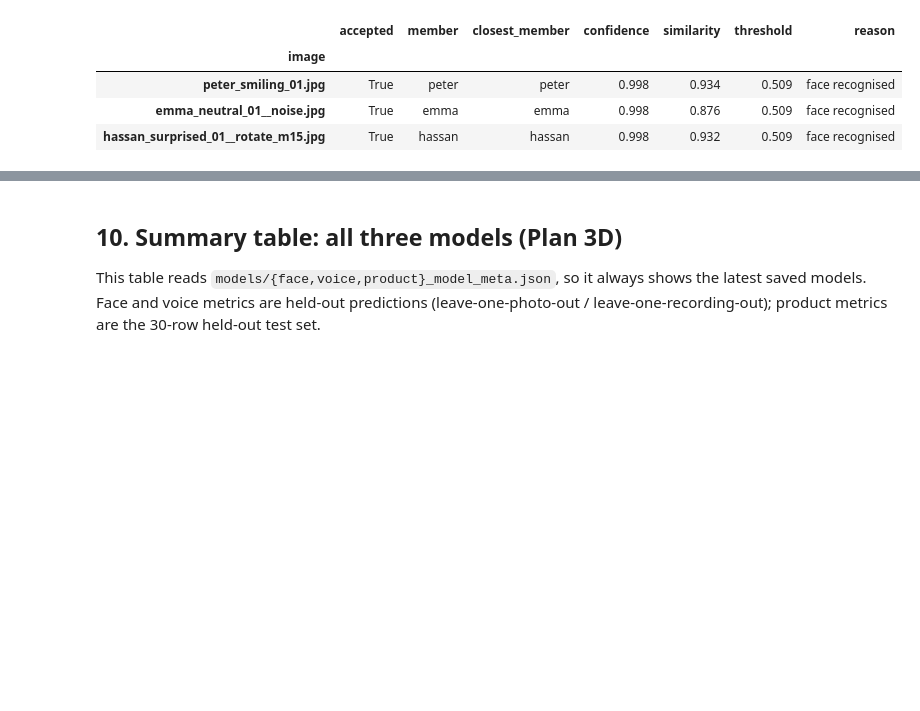
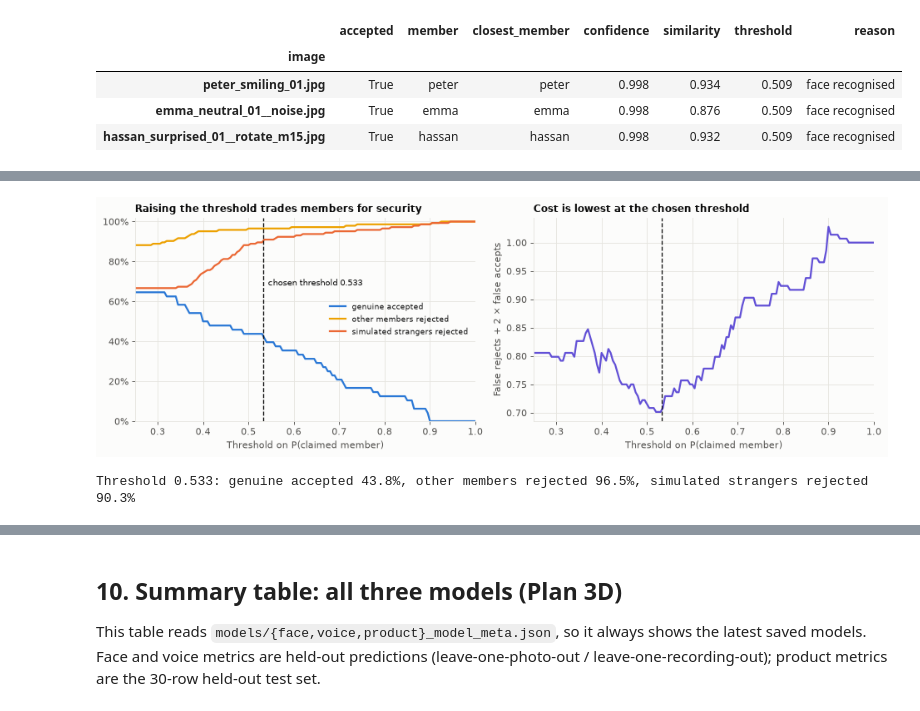
Before and after one commit to Hassan-Adelani-Luqman/g9-biometric-product-recommender, a Jupyter notebook: notebooks/04_model_training_evaluation.ipynb, the cells around one changed output, grey strips where cells are left out. Cells and saved outputs as stored; diff of their text form; code cells hidden in the pictures; blank space fills up the shorter version.

```diff
--- a/notebooks/04_model_training_evaluation.ipynb
+++ b/notebooks/04_model_training_evaluation.ipynb
@@ -671,0 +768,38 @@ pd.DataFrame([{"image": p.name, **{k: v for k, v in tf.identify_face(p).items()
+# %%
+ts = np.linspace(0.25, 1.0, 151)
+curves = pd.DataFrame({
+    "genuine accepted": [(voice["genuine"] >= t).mean() for t in ts],
+    "other members rejected": [(voice["member_impostor"] < t).mean() for t in ts],
+    "simulated strangers rejected": [(voice["stranger"] < t).mean() for t in ts],
+}, index=ts)
+thr = voice["threshold"]
+
+fig, axes = plt.subplots(1, 2, figsize=(12, 4))
+ax = axes[0]
+for (name, col), color in zip(curves.items(), [GENUINE, OTHER_MEMBER, STRANGER]):
+    ax.plot(curves.index, col, color=color, lw=2, label=name)
+ax.axvline(thr, color=INK, ls="--", lw=1.2)
+ax.text(thr + 0.01, 0.68, f"chosen threshold {thr:.3f}", fontsize=9, color=INK)
+ax.set_xlim(0.25, 1.0)
+ax.set_ylim(0, 1.02)
+ax.yaxis.set_major_formatter(plt.FuncFormatter(lambda v, _: f"{v:.0%}"))
+ax.set_xlabel("Threshold on P(claimed member)")
+ax.set_title("Raising the threshold trades members for security", loc="left")
+ax.legend(loc="center right", fontsize=8.5)
+
+ax = axes[1]
+cost = [tv.verification_cost(t, voice["genuine"], voice["member_impostor"], voice["stranger"]) for t in ts]
+ax.plot(ts, cost, color=CHOSEN, lw=2)
+ax.axvline(thr, color=INK, ls="--", lw=1.2)
+ax.set_xlim(0.25, 1.0)
+ax.set_xlabel("Threshold on P(claimed member)")
+ax.set_ylabel("False rejects + 2 × false accepts")
+ax.set_title("Cost is lowest at the chosen threshold", loc="left")
+fig.tight_layout()
+save(fig, "threshold_tradeoff", prefix="voice")
+
+print(f"Threshold {thr}: genuine accepted {voice['genuine_accept_rate']:.1%}, other members rejected "
+      f"{voice['member_impostor_reject_rate']:.1%}, simulated strangers rejected {voice['stranger_reject_rate']:.1%}")
+# %% [output]
+[figure, added]
+Threshold 0.533: genuine accepted 43.8%, other members rejected 96.5%, simulated strangers rejected 90.3%
```
Also changed, not shown: parts of 19 cells of this notebook.
